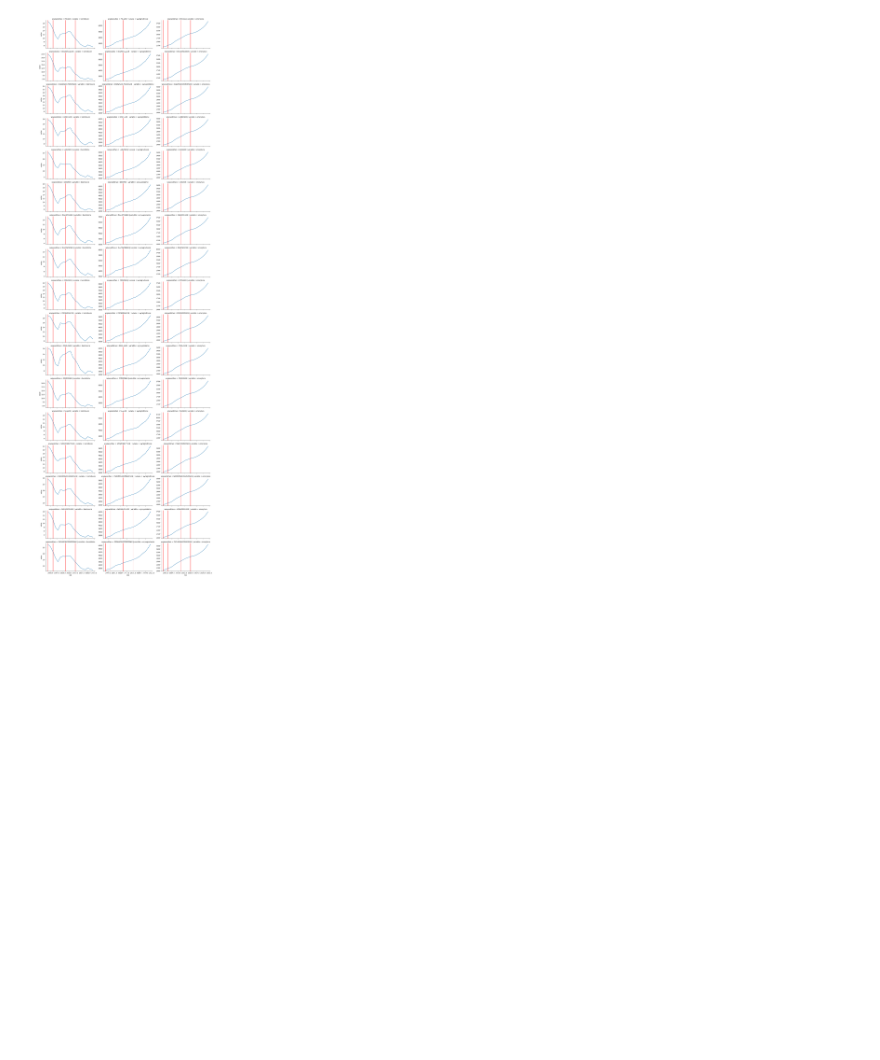
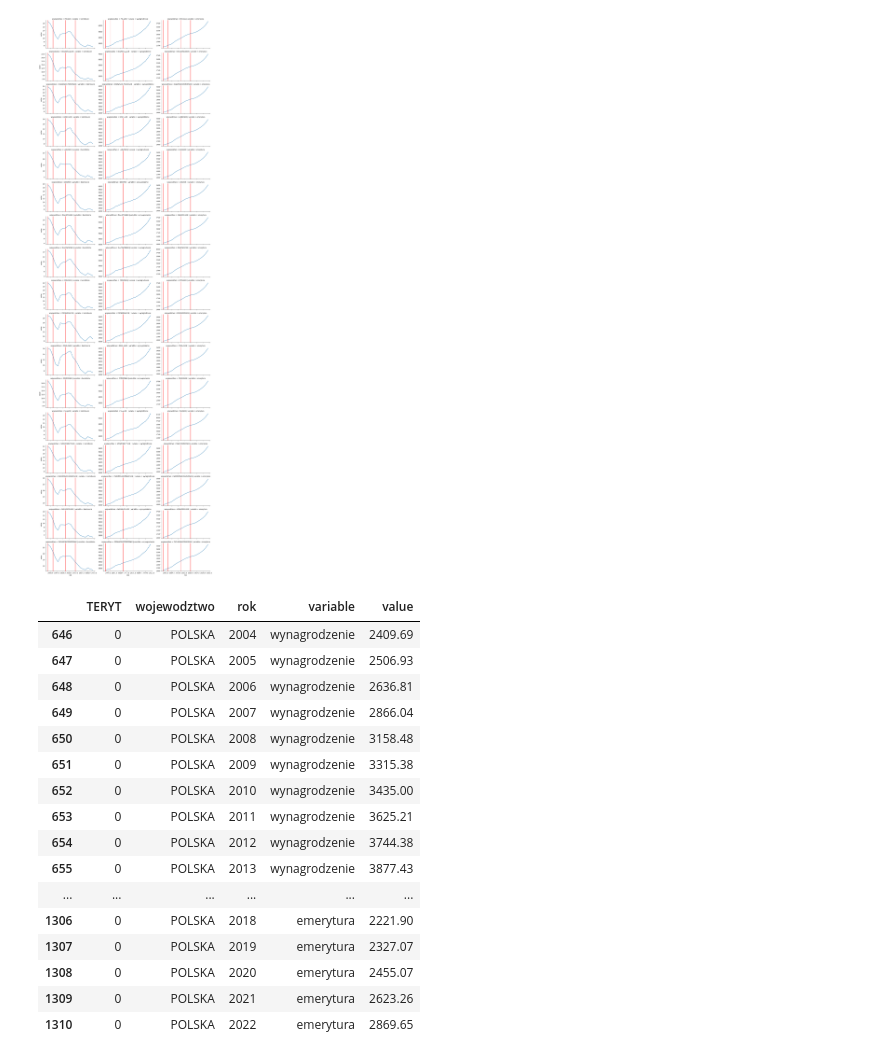
Before and after one commit to dane-analizy/GUS_data, a Jupyter notebook: gus_data.ipynb, the cells around one changed output. Drawn from its saved outputs; the diff is of its cells as text; code cells hidden in the pictures; blank space fills up the shorter version.

```diff
--- a/gus_data.ipynb
+++ b/gus_data.ipynb
@@ -114,3 +117,27 @@ g.map(plt.axvline, x=2015, color="red")  # początek rządów PiS
 # %% [output]
 <seaborn.axisgrid.FacetGrid at 0x...>
 [figure]
+# %%
+gus_data[
+    (~gus_data["variable"].str.endswith("_change"))
+    & (gus_data["wojewodztwo"] == "POLSKA")
+    & (gus_data["variable"].isin(["wynagrodzenie", "emerytura"]))
+]
+# %% [output]
+|  | TERYT | wojewodztwo | rok | variable | value |
+| 646 | 0 | POLSKA | 2004 | wynagrodzenie | 2409.69 |
+| 647 | 0 | POLSKA | 2005 | wynagrodzenie | 2506.93 |
+| 648 | 0 | POLSKA | 2006 | wynagrodzenie | 2636.81 |
+| 649 | 0 | POLSKA | 2007 | wynagrodzenie | 2866.04 |
+| 650 | 0 | POLSKA | 2008 | wynagrodzenie | 3158.48 |
+| 651 | 0 | POLSKA | 2009 | wynagrodzenie | 3315.38 |
+| 652 | 0 | POLSKA | 2010 | wynagrodzenie | 3435.00 |
+| 653 | 0 | POLSKA | 2011 | wynagrodzenie | 3625.21 |
+| 654 | 0 | POLSKA | 2012 | wynagrodzenie | 3744.38 |
+| 655 | 0 | POLSKA | 2013 | wynagrodzenie | 3877.43 |
+| ... | ... | ... | ... | ... | ... |
+| 1306 | 0 | POLSKA | 2018 | emerytura | 2221.90 |
+| 1307 | 0 | POLSKA | 2019 | emerytura | 2327.07 |
+| 1308 | 0 | POLSKA | 2020 | emerytura | 2455.07 |
+| 1309 | 0 | POLSKA | 2021 | emerytura | 2623.26 |
+| 1310 | 0 | POLSKA | 2022 | emerytura | 2869.65 |
```
Also changed, not shown: parts of 3 cells of this notebook.
